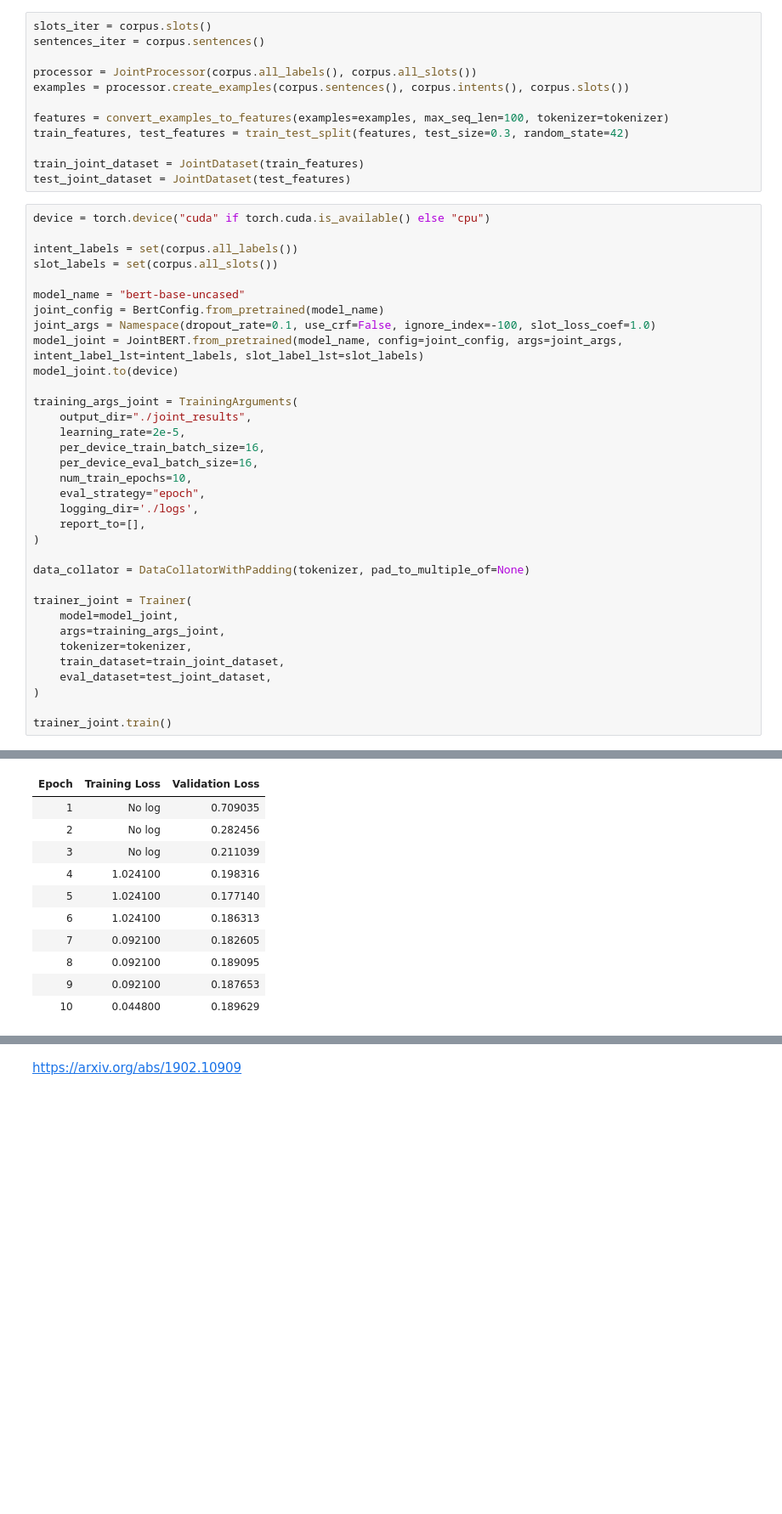
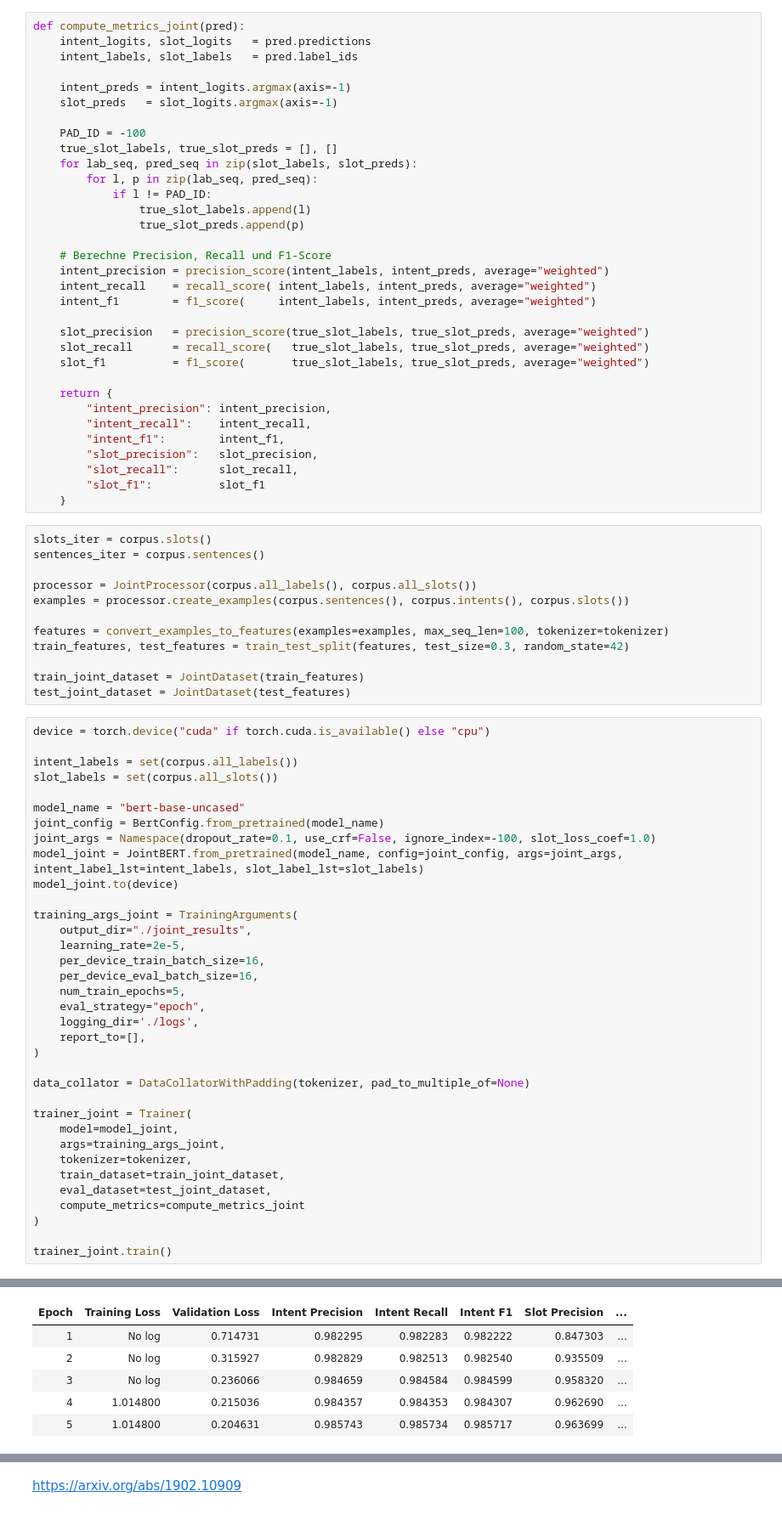
Before and after one commit to TTomczek/nlp-intent-and-slot-filling, a Jupyter notebook: joint-intent-detection-and-slot-filling.ipynb, the cells around one changed output, grey strips where cells are left out. Shown at 85% size. Cells and saved outputs as stored; diff of their text form; blank space fills up the shorter version.

Commit message:
Metriken zu Trainern hinzugefügt

```diff
--- a/joint-intent-detection-and-slot-filling.ipynb
+++ b/joint-intent-detection-and-slot-filling.ipynb
@@ -897,6 +941,39 @@ class JointDataset(torch.utils.data.Dataset):
             "intent_label_ids": torch.tensor(feature.intent_label_id, dtype=torch.long),
             "slot_labels_ids": torch.tensor(feature.slot_labels_ids, dtype=torch.long),
         }
+# %%
+def compute_metrics_joint(pred):
+    intent_logits, slot_logits   = pred.predictions
+    intent_labels, slot_labels   = pred.label_ids
+
+    intent_preds = intent_logits.argmax(axis=-1)
+    slot_preds   = slot_logits.argmax(axis=-1)
+
+    PAD_ID = -100
+    true_slot_labels, true_slot_preds = [], []
+    for lab_seq, pred_seq in zip(slot_labels, slot_preds):
+        for l, p in zip(lab_seq, pred_seq):
+            if l != PAD_ID:
+                true_slot_labels.append(l)
+                true_slot_preds.append(p)
+
+    # Berechne Precision, Recall und F1-Score
+    intent_precision = precision_score(intent_labels, intent_preds, average="weighted")
+    intent_recall    = recall_score( intent_labels, intent_preds, average="weighted")
+    intent_f1        = f1_score(     intent_labels, intent_preds, average="weighted")
+
+    slot_precision   = precision_score(true_slot_labels, true_slot_preds, average="weighted")
+    slot_recall      = recall_score(   true_slot_labels, true_slot_preds, average="weighted")
+    slot_f1          = f1_score(       true_slot_labels, true_slot_preds, average="weighted")
+
+    return {
+        "intent_precision": intent_precision,
+        "intent_recall":    intent_recall,
+        "intent_f1":        intent_f1,
+        "slot_precision":   slot_precision,
+        "slot_recall":      slot_recall,
+        "slot_f1":          slot_f1
+    }
 # %%
 slots_iter = corpus.slots()
 sentences_iter = corpus.sentences()
@@ -926,7 +1003,7 @@ training_args_joint = TrainingArguments(
     learning_rate=2e-5,
     per_device_train_batch_size=16,
     per_device_eval_batch_size=16,
-    num_train_epochs=10,
+    num_train_epochs=5,
     eval_strategy="epoch",
     logging_dir='./logs',
     report_to=[],
@@ -940,6 +1017,7 @@ trainer_joint = Trainer(
     tokenizer=tokenizer,
     train_dataset=train_joint_dataset,
     eval_dataset=test_joint_dataset,
+    compute_metrics=compute_metrics_joint
 )
 
 trainer_joint.train()
@@ -950,11 +1028,6 @@ You should probably TRAIN this model on a down-stream task to be able to use it
-| Epoch | Training Loss | Validation Loss |
-| 1 | No log | 0.709035 |
-| 2 | No log | 0.282456 |
-| 3 | No log | 0.211039 |
-| 4 | 1.024100 | 0.198316 |
-| 5 | 1.024100 | 0.177140 |
-| 6 | 1.024100 | 0.186313 |
-| 7 | 0.092100 | 0.182605 |
-| 8 | 0.092100 | 0.189095 |
-| 9 | 0.092100 | 0.187653 |
-| 10 | 0.044800 | 0.189629 |
+| Epoch | Training Loss | Validation Loss | Intent Precision | Intent Recall | Intent F1 | Slot Precision | ... |
+| 1 | No log | 0.714731 | 0.982295 | 0.982283 | 0.982222 | 0.847303 | ... |
+| 2 | No log | 0.315927 | 0.982829 | 0.982513 | 0.982540 | 0.935509 | ... |
+| 3 | No log | 0.236066 | 0.984659 | 0.984584 | 0.984599 | 0.958320 | ... |
+| 4 | 1.014800 | 0.215036 | 0.984357 | 0.984353 | 0.984307 | 0.962690 | ... |
+| 5 | 1.014800 | 0.204631 | 0.985743 | 0.985734 | 0.985717 | 0.963699 | ... |
```
Also changed, not shown: parts of 8 cells of this notebook.
